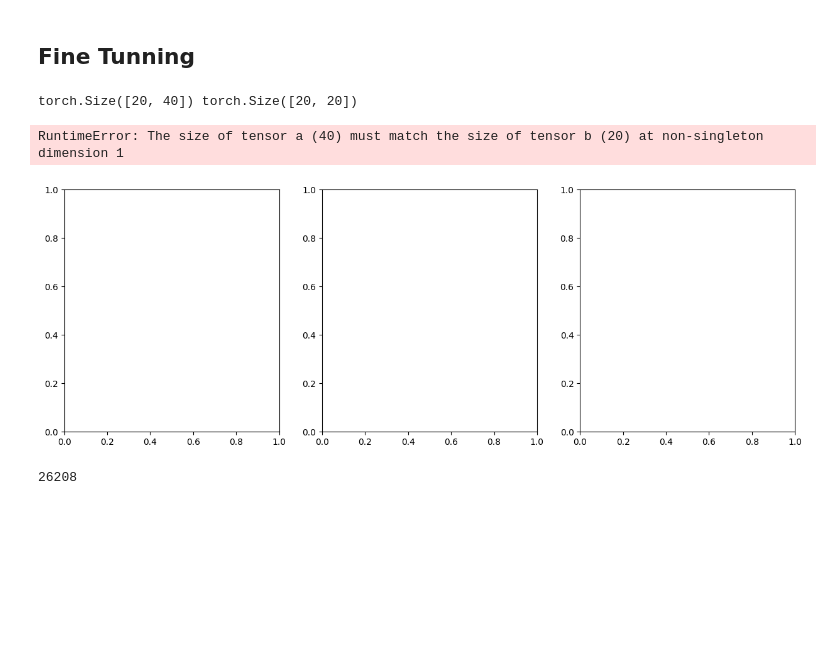
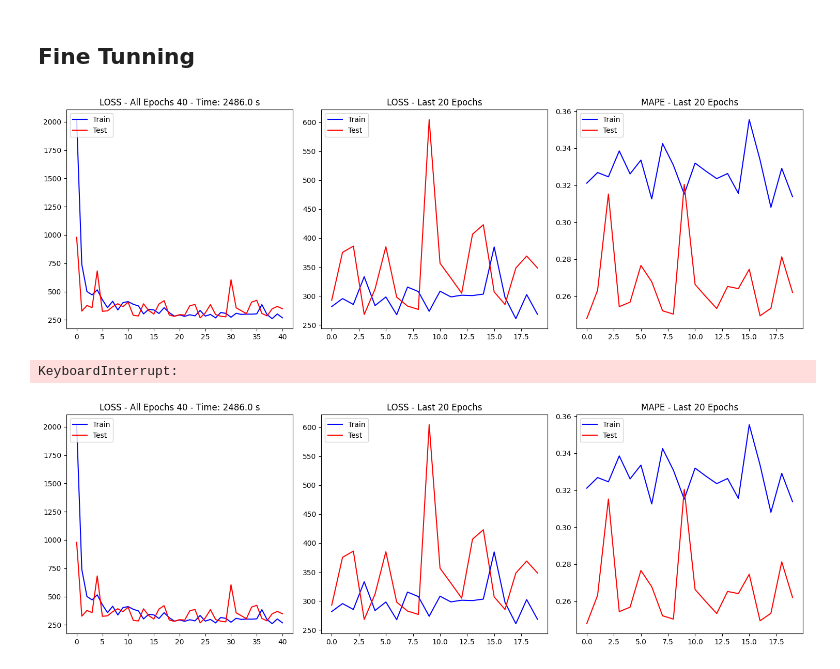
Before and after one commit to petroniocandido/st_nca, a Jupyter notebook: finetunning.ipynb, the cells around one changed output. Saved outputs shown, nothing was run; the diff lists cells and outputs as text; code cells hidden in the pictures; blank space fills up the shorter version.

```diff
--- a/finetunning.ipynb
+++ b/finetunning.ipynb
@@ -45,50 +73,11 @@ pems = PEMS03(edges_file=edges_file, nodes_file=nodes_file, data_file=data_file)
 # %% [markdown]
 ## Fine Tunning
-# %%
-from st_nca.finetune import FineTunningDataset, finetune_loop
-
-MODELS_PATH = DEFAULT_PATH + 'weights\\PEMS03\\'
-
-DTYPE = torch.float32
-NTRANSF = 2
-NHEADS = 4
-NTRANSFF = 256
-TRANSFACT = nn.GELU()
-MLP = 2
-MLPD = 256
-MLPACT = nn.GELU()
-
-ITERATIONS = 2
-
-ds, sensors = pems.get_breadth_dataset(314697, max_sensors=20,
-                                       dtype=DTYPE,
-                                       behavior='deterministic')
-
-cm = CellModel(num_tokens = ds.max_length, dim_token = ds.token_dim,
-               num_transformers = NTRANSF, num_heads = NHEADS, feed_forward = NTRANSFF,
-               transformer_activation = TRANSFACT,
-               mlp = MLP, mlp_dim = MLPD, mlp_activation = MLPACT,
-               device = DEVICE, dtype = DTYPE)
-
-resume(cm, MODELS_PATH + 'cell_model_{}_{}_{}_{}_{}.pt'.format(NTRANSF,NHEADS,NTRANSFF,MLP,MLPD))
-
-subgraph = pems.G.subgraph(sensors)
-
-gca = GraphCellularAutomata(device=DEVICE, dtype=DTYPE, graph = subgraph,
-                            max_length = pems.max_length, token_size=pems.token_dim,
-                            tokenizer=pems.tokenizer, cell_model = cm)
-
-finetune_ds = FineTunningDataset(pems, sensors, increment_type='minute', increment=5, steps_ahead=ITERATIONS)
-
-finetune_loop(DEVICE, finetune_ds, gca,
-              iterations = ITERATIONS, increment_type='minute', increment=5,
-              epochs = 10, batch = 20, lr = 0.0001,
-              checkpoint_file =  MODELS_PATH + 'gca_{}_{}_{}_{}_{}.pt'.format(NTRANSF,NHEADS,NTRANSFF,MLP,MLPD))
-# %% [output]
-torch.Size([20, 40]) torch.Size([20, 20])
-RuntimeError: The size of tensor a (40) must match the size of tensor b (20) at non-singleton dimension 1
-[figure, removed]
-# %%
-pems.num_samples
-# %% [output]
-26208
+# %%
+finetune_loop(DEVICE, finetune_ds, gca,
+              iterations = ITERATIONS, increment_type='minutes', increment=5,
+              epochs = 200, batch = 1, lr = 0.0001,
+              checkpoint_file =  MODELS_PATH + 'gca_{}_{}_{}_{}_{}.pt'.format(NTRANSF,NHEADS,NTRANSFF,MLP,MLPD))
+# %% [output]
+[figure, added]
+KeyboardInterrupt:
+[figure, added]
```
Also changed, not shown: parts of 4 cells of this notebook, 19 other files.
